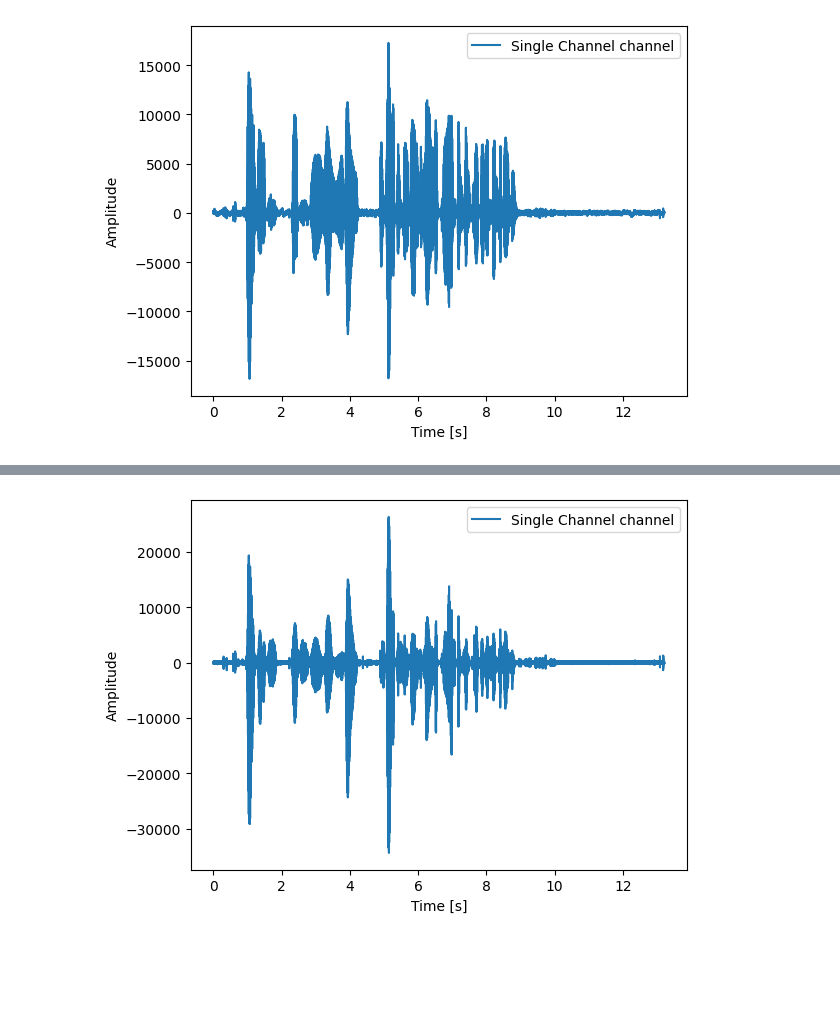
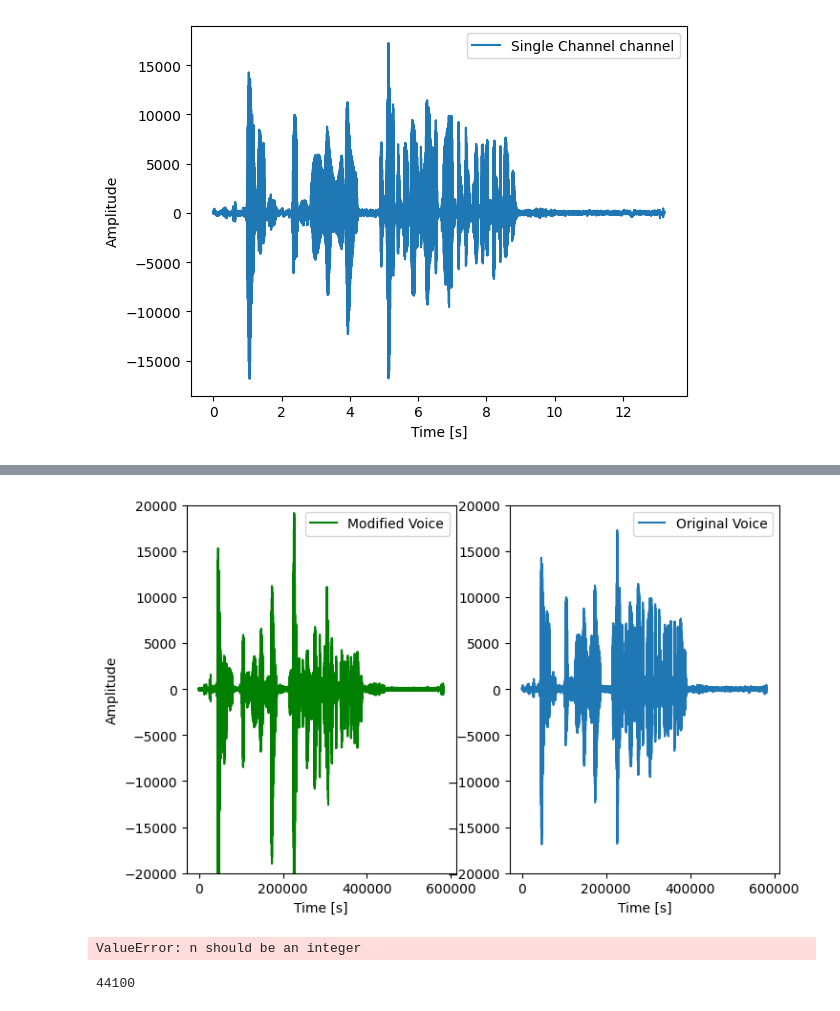
Before and after one commit to neeeal/DSP-DigitalVoiceSimulator, a Jupyter notebook: simulator.ipynb, the cells around one changed output, grey strips where cells are left out. Saved outputs shown, nothing was run; the diff lists cells and outputs as text; code cells hidden in the pictures; blank space fills up the shorter version.

Commit message:
feat: created a frieza voice changer

```diff
--- a/simulator.ipynb
+++ b/simulator.ipynb
@@ -43,14 +48,49 @@ plt.show()
-# %%
-## MODIFYING VOICE
-filter = np.array([2.0, 0.0, 0.0, 0.0, -2.0])
-modified_data = np.convolve(data, filter)
-modified_data= modified_data - 10
-
-time = np.linspace(0., length, modified_data.shape[0])
-plt.plot(time, modified_data[:], label="Single Channel channel")
-plt.legend()
-plt.xlabel("Time [s]")
-plt.ylabel("Amplitude")
-plt.show()
-# %% [output]
-[figure, removed]
+# %%
+## MODIFYING VOICE
+# filter = np.zeros(shape=(100,), dtype=np.float16)
+# filter[99] = -1.0
+# filter[0] = .0
+filter = [0.0,1.0,0.0,0.0,0.0,0.0,0.0,0.0,-1.0,0.0]
+modified_data = np.convolve(data, filter)
+# modified_data= modified_data - 10
+
+time = np.linspace(0., length, data.shape[0])
+length = len(time)
+fig, ax = plt.subplots(1,2, figsize=(8,5), squeeze=True)
+ax[0].plot(time, modified_data[:length], label="Modified Voice", color='green')
+ax[0].set_xlabel("Time [s]")
+ax[0].set_ylabel("Amplitude")
+ax[0].legend()
+ax[0].set_ylim(-20000,20000)
+ax[1].plot(time, data[:length], label="Original Voice")
+ax[1].set_xlabel("Time [s]")
+ax[1].legend()
+ax[1].set_ylim(-20000,20000)
+plt.show()
+# %% [output]
+[figure, added]
+# %%
+## MODIFYING VOICE
+# filter = np.zeros(shape=(100,), dtype=np.float16)
+# filter[99] = -1.0
+# filter[0] = .0
+# filter = [0.0,1.0,0.0,0.0,0.0,0.0,0.0,0.0,-1.0,0.0]
+# modified_data = np.convolve(data, filter)
+modified_data= fftfreq(data)
+
+time = np.linspace(0., length, modified_data.shape[0])
+length = len(time)
+limit=20000
+fig, ax = plt.subplots(1,2, figsize=(8,5), squeeze=True)
+ax[0].plot(time[:length], modified_data[:length], label="Modified Voice", color='green')
+ax[0].set_xlabel("Time [s]")
+ax[0].set_ylabel("Amplitude")
+ax[0].legend()
+ax[0].set_ylim(-limit,limit)
+# ax[1].plot(time[:length], data[:length], label="Original Voice")
+# ax[1].set_xlabel("Time [s]")
+# ax[1].legend()
+# ax[1].set_ylim(-limit,limit)
+plt.show()
+# %% [output]
+ValueError: n should be an integer
@@ -58,3 +119,7 @@ plt.show()
 output_file = "modifiedAudio//neal_trial.wav"
 
 wavfile.write(output_file, samplerate, modified_data.astype(np.int16))
+# %%
+samplerate
+# %% [output]
+44100
```
Also changed, not shown: parts of 6 cells of this notebook, 3 other files.
